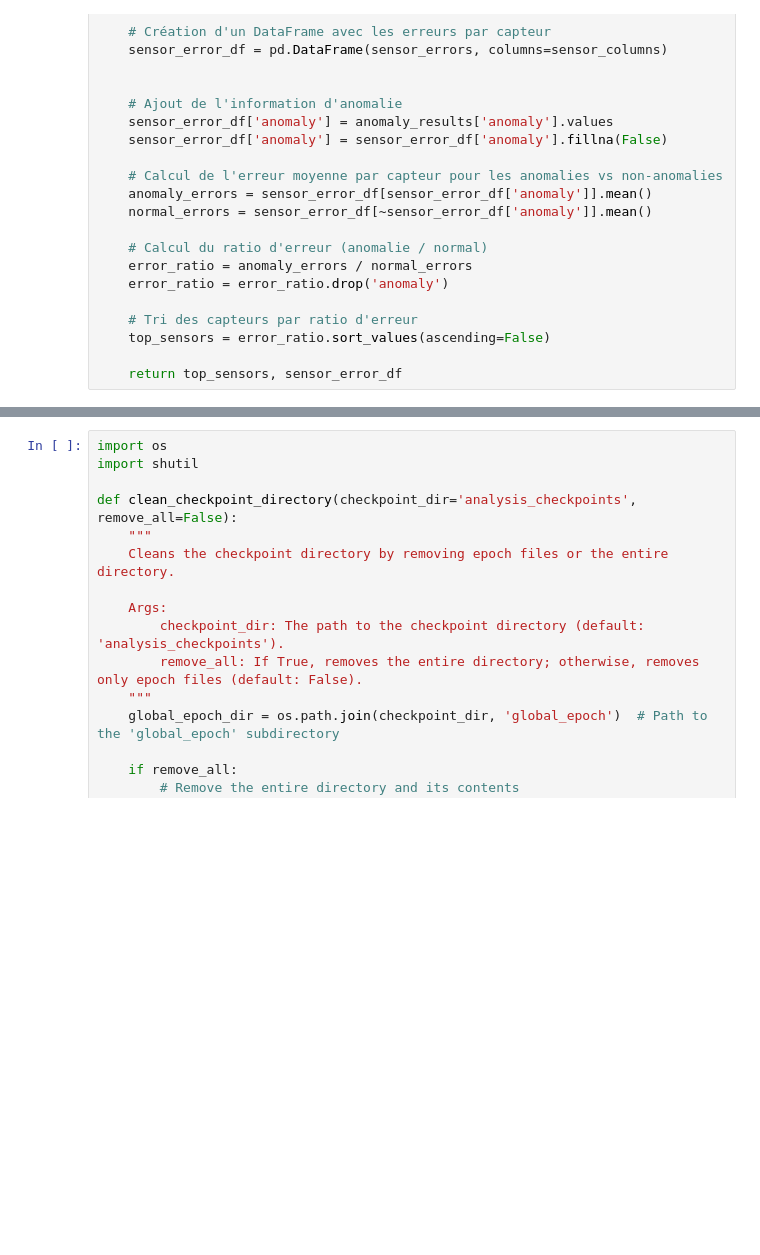
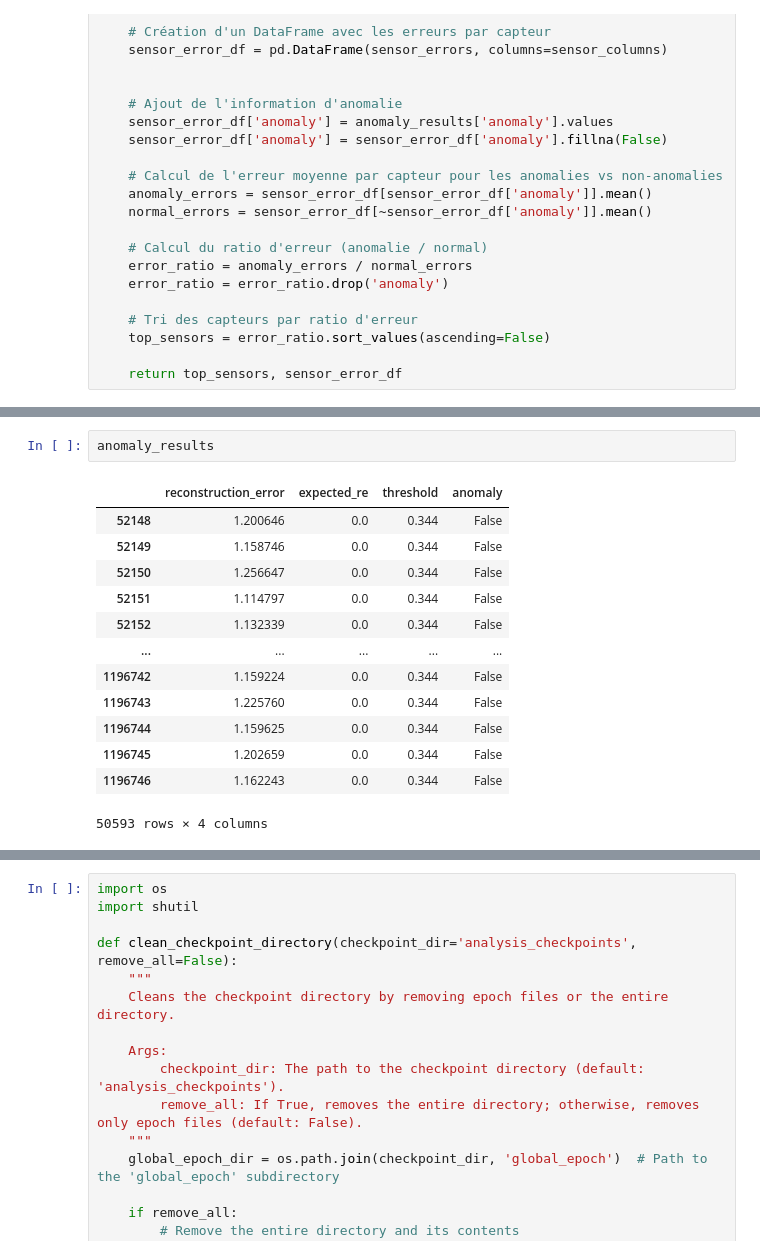
Before and after one commit to mohamedchnafy-ds/predective-maintenance, a Jupyter notebook: model/autoencoder_mohamed.ipynb, the cells around one changed output, grey strips where cells are left out. Saved outputs shown, nothing was run; the diff lists cells and outputs as text; blank space fills up the shorter version.

```diff
--- a/model/autoencoder_mohamed.ipynb
+++ b/model/autoencoder_mohamed.ipynb
@@ -632,0 +622,16 @@ ValueError: List of boxplot statistics and `positions` values must have same the
+# %%
+anomaly_results
+# %% [output]
+|  | reconstruction_error | expected_re | threshold | anomaly |
+| 52148 | 1.200646 | 0.0 | 0.344 | False |
+| 52149 | 1.158746 | 0.0 | 0.344 | False |
+| 52150 | 1.256647 | 0.0 | 0.344 | False |
+| 52151 | 1.114797 | 0.0 | 0.344 | False |
+| 52152 | 1.132339 | 0.0 | 0.344 | False |
+| ... | ... | ... | ... | ... |
+| 1196742 | 1.159224 | 0.0 | 0.344 | False |
+| 1196743 | 1.225760 | 0.0 | 0.344 | False |
+| 1196744 | 1.159625 | 0.0 | 0.344 | False |
+| 1196745 | 1.202659 | 0.0 | 0.344 | False |
+| 1196746 | 1.162243 | 0.0 | 0.344 | False |
+50593 rows × 4 columns
```
Also changed, not shown: parts of 21 cells of this notebook, 3 other files.
